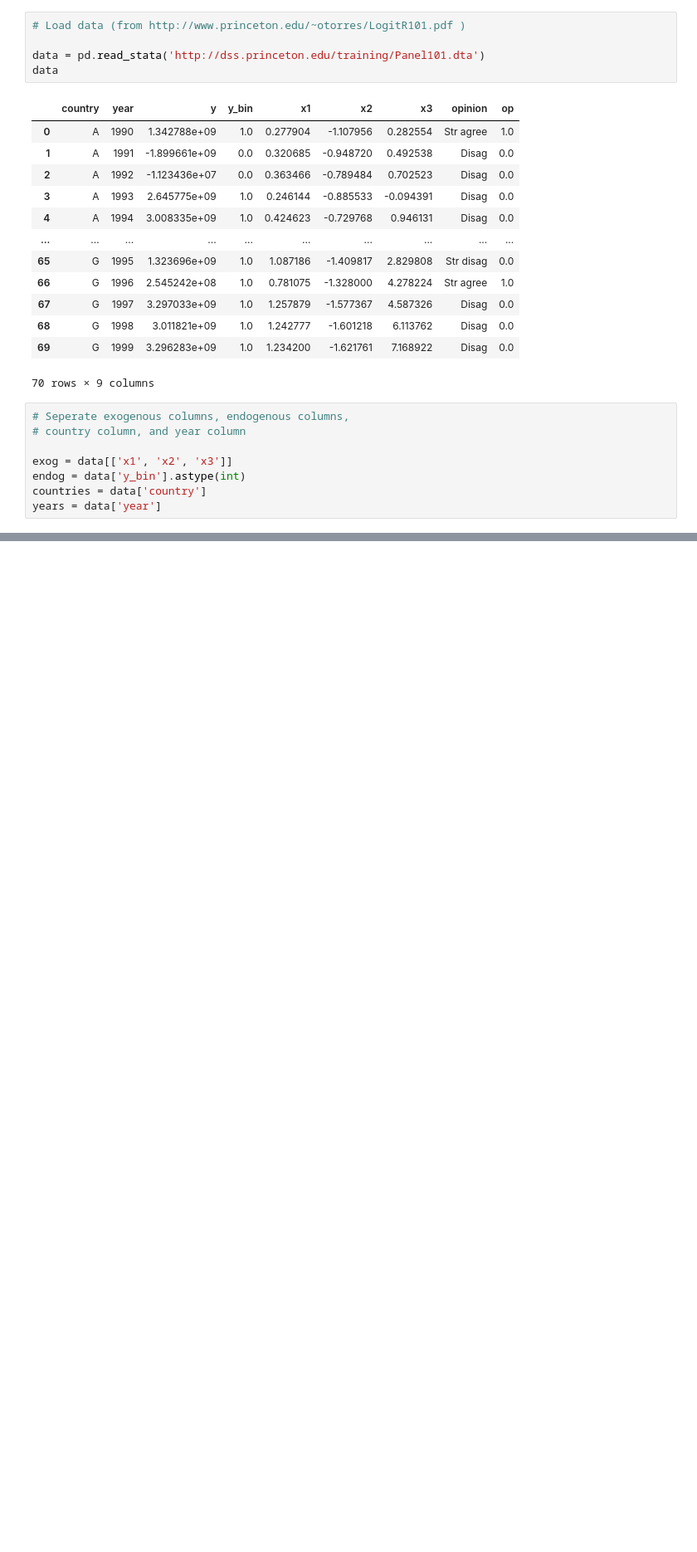
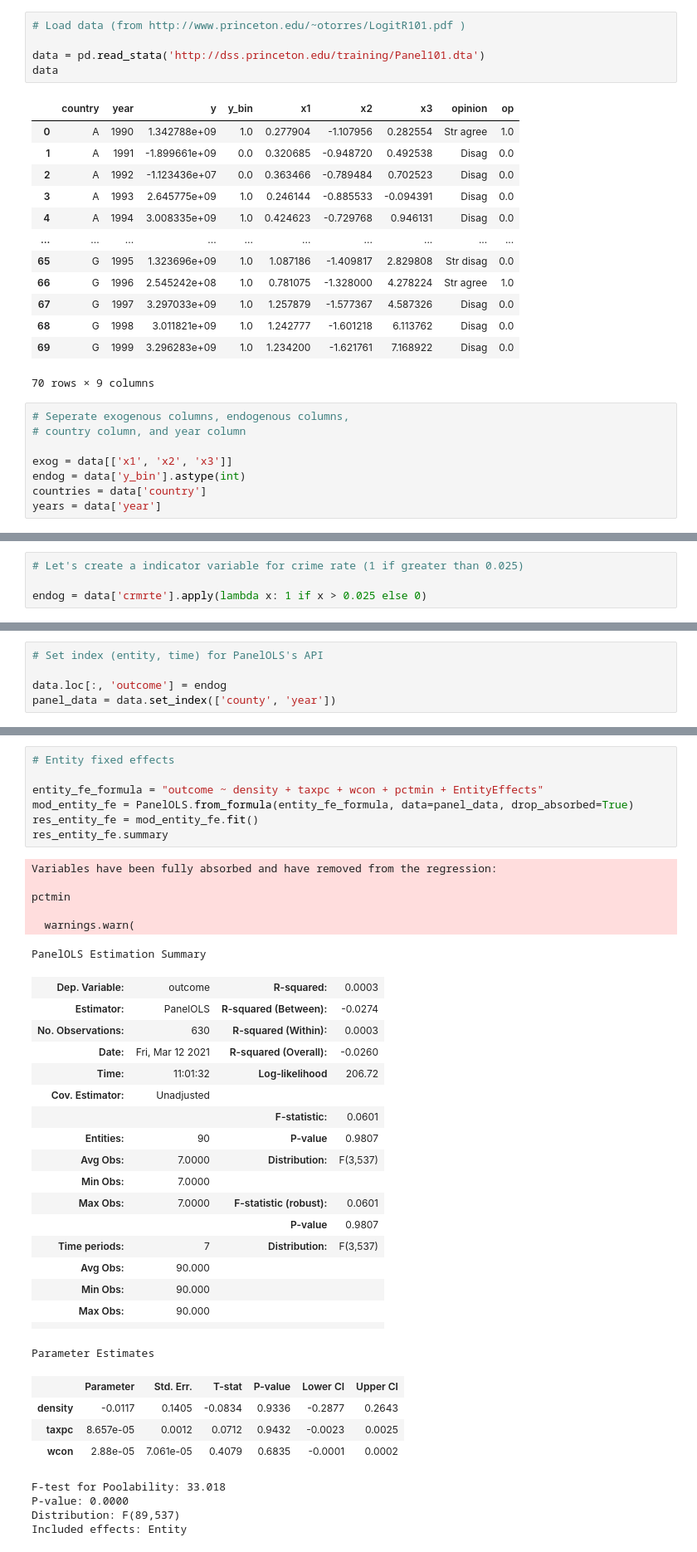
Before and after one commit to topher-lo/PyEC333, a Jupyter notebook: notebooks/8_nonlinear_panel.ipynb, the cells around one changed output, grey strips where cells are left out. Shown at 83% size. Saved outputs shown, nothing was run; the diff lists cells and outputs as text; blank space fills up the shorter version.

```diff
--- a/notebooks/8_nonlinear_panel.ipynb
+++ b/notebooks/8_nonlinear_panel.ipynb
@@ -70,0 +151,4 @@ years = data['year']
+# %%
+# Let's create a indicator variable for crime rate (1 if greater than 0.025)
+
+endog = data['crmrte'].apply(lambda x: 1 if x > 0.025 else 0)
@@ -70,0 +167,5 @@ years = data['year']
+# %%
+# Set index (entity, time) for PanelOLS's API
+
+data.loc[:, 'outcome'] = endog
+panel_data = data.set_index(['county', 'year'])
@@ -70,0 +282,40 @@ years = data['year']
+# %%
+# Entity fixed effects
+
+entity_fe_formula = "outcome ~ density + taxpc + wcon + pctmin + EntityEffects"
+mod_entity_fe = PanelOLS.from_formula(entity_fe_formula, data=panel_data, drop_absorbed=True)
+res_entity_fe = mod_entity_fe.fit()
+res_entity_fe.summary
+# %% [output]
+Variables have been fully absorbed and have removed from the regression:
+
+pctmin
+
+  warnings.warn(
+PanelOLS Estimation Summary
+| Dep. Variable: | outcome | R-squared: | 0.0003 |
+| Estimator: | PanelOLS | R-squared (Between): | -0.0274 |
+| No. Observations: | 630 | R-squared (Within): | 0.0003 |
+| Date: | Fri, Mar 12 2021 | R-squared (Overall): | -0.0260 |
+| Time: | 11:01:32 | Log-likelihood | 206.72 |
+| Cov. Estimator: | Unadjusted |  |  |
+|  |  | F-statistic: | 0.0601 |
+| Entities: | 90 | P-value | 0.9807 |
+| Avg Obs: | 7.0000 | Distribution: | F(3,537) |
+| Min Obs: | 7.0000 |  |  |
+| Max Obs: | 7.0000 | F-statistic (robust): | 0.0601 |
+|  |  | P-value | 0.9807 |
+| Time periods: | 7 | Distribution: | F(3,537) |
+| Avg Obs: | 90.000 |  |  |
+| Min Obs: | 90.000 |  |  |
+| Max Obs: | 90.000 |  |  |
+|  |  |  |  |
+Parameter Estimates
+|  | Parameter | Std. Err. | T-stat | P-value | Lower CI | Upper CI |
+| density | -0.0117 | 0.1405 | -0.0834 | 0.9336 | -0.2877 | 0.2643 |
+| taxpc | 8.657e-05 | 0.0012 | 0.0712 | 0.9432 | -0.0023 | 0.0025 |
+| wcon | 2.88e-05 | 7.061e-05 | 0.4079 | 0.6835 | -0.0001 | 0.0002 |
+F-test for Poolability: 33.018
+P-value: 0.0000
+Distribution: F(89,537)
+Included effects: Entity
```
Also changed, not shown: parts of 27 cells of this notebook, 1 other file.
